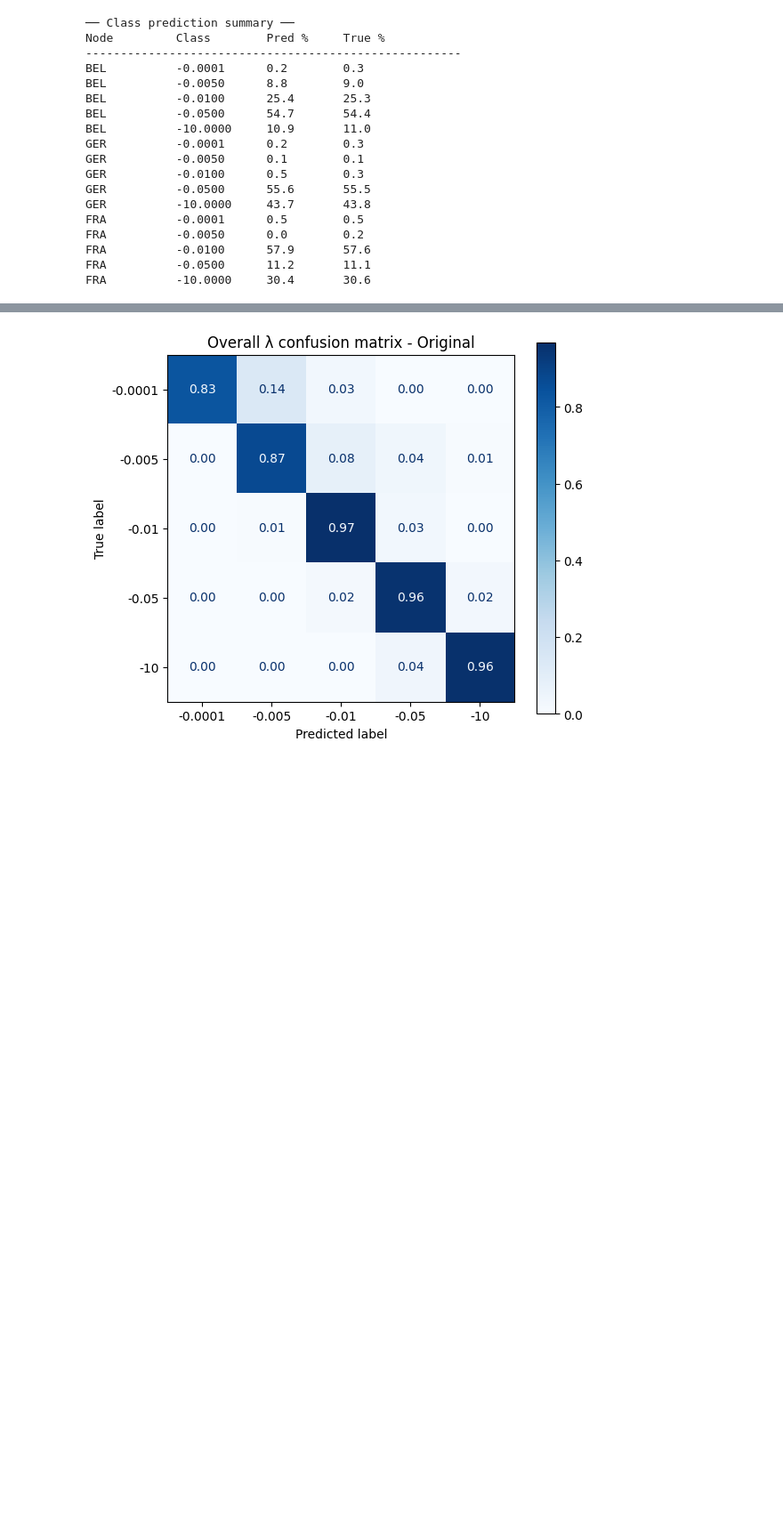
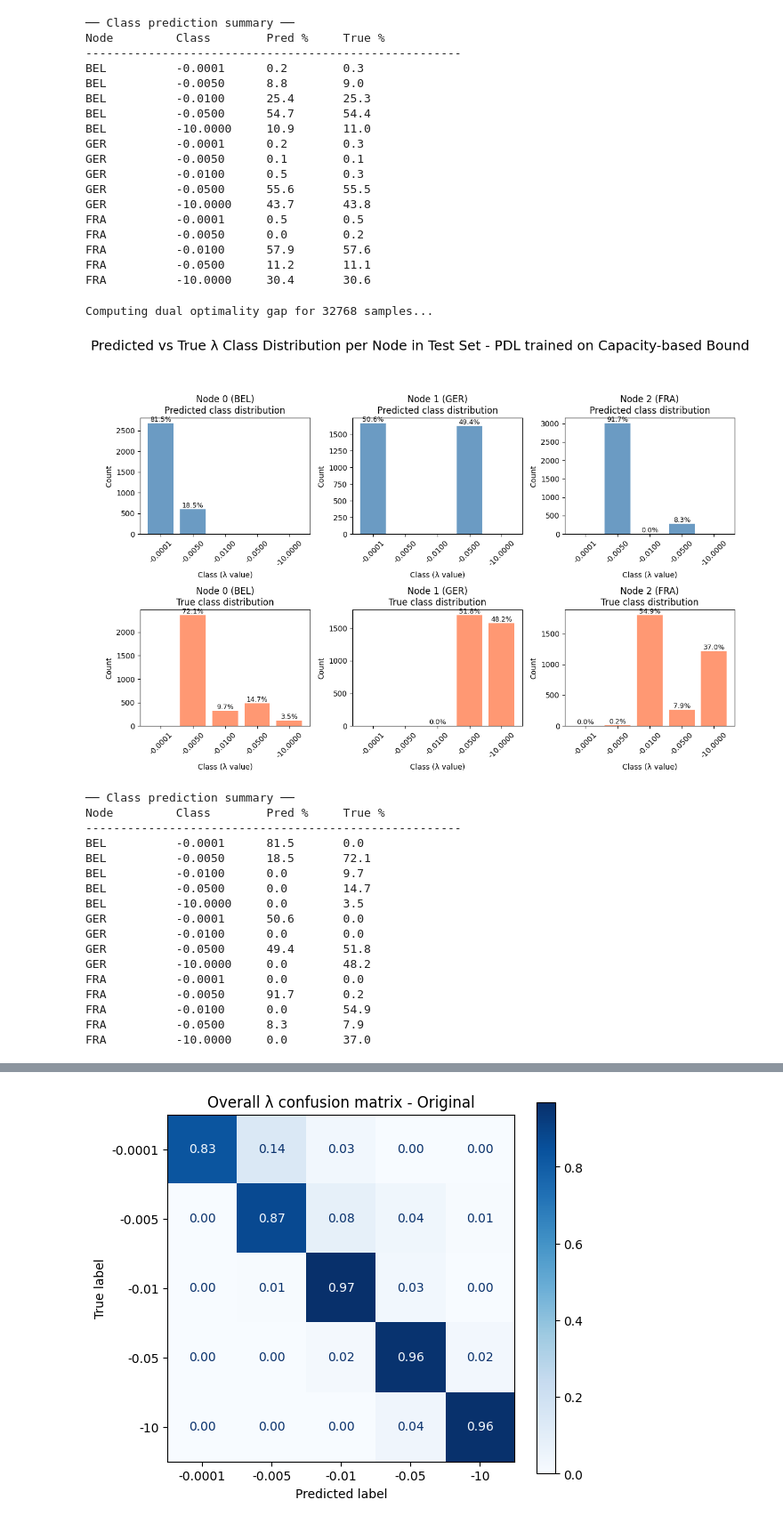
Before and after one commit to PeterrHH/ML-Enhanced-Benders, a Jupyter notebook: evaluate_dual.ipynb, the cells around one changed output, grey strips where cells are left out. Shown at 89% size. Saved outputs shown, nothing was run; the diff lists cells and outputs as text; code cells hidden in the pictures; blank space fills up the shorter version.

```diff
--- a/evaluate_dual.ipynb
+++ b/evaluate_dual.ipynb
@@ -336,3 +378,28 @@ FRA          -0.0050      0.0        0.2
 FRA          -0.0100      57.9       57.6
 FRA          -0.0500      11.2       11.1
 FRA          -10.0000     30.4       30.6
+# %%
+mu_pred, lamb_pred, mu_true, lamb_true, dual_net, y_true, X = get_dual_output(json_path, dual_path_cap, cap_data, if_run_test=True)
+compute_dual_opt_gap_percent(dual_net,node_const_data)
+
+plot_lambda_dist(node_const_data, dual_net, lamb_pred, lamb_true, title = "Predicted vs True λ Class Distribution per Node in Test Set - PDL trained on Capacity-based Bound")
+# %% [output]
+Computing dual optimality gap for 32768 samples...
+[figure, added]
+── Class prediction summary ──
+Node         Class        Pred %     True %
+------------------------------------------------------
+BEL          -0.0001      81.5       0.0
+BEL          -0.0050      18.5       72.1
+BEL          -0.0100      0.0        9.7
+BEL          -0.0500      0.0        14.7
+BEL          -10.0000     0.0        3.5
+GER          -0.0001      50.6       0.0
+GER          -0.0100      0.0        0.0
+GER          -0.0500      49.4       51.8
+GER          -10.0000     0.0        48.2
+FRA          -0.0001      0.0        0.0
+FRA          -0.0050      91.7       0.2
+FRA          -0.0100      0.0        54.9
+FRA          -0.0500      8.3        7.9
+FRA          -10.0000     0.0        37.0
```
Also changed, not shown: parts of 4 cells of this notebook, 8 other files.
